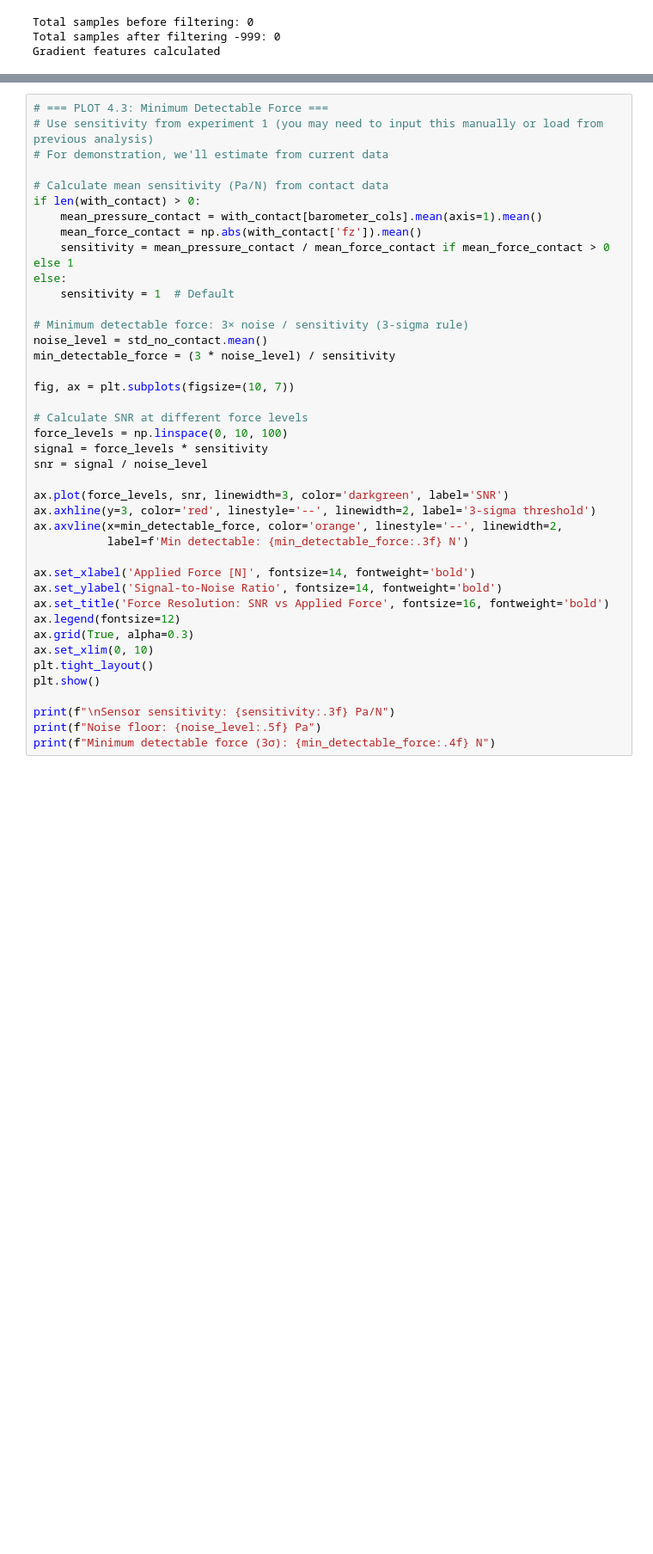
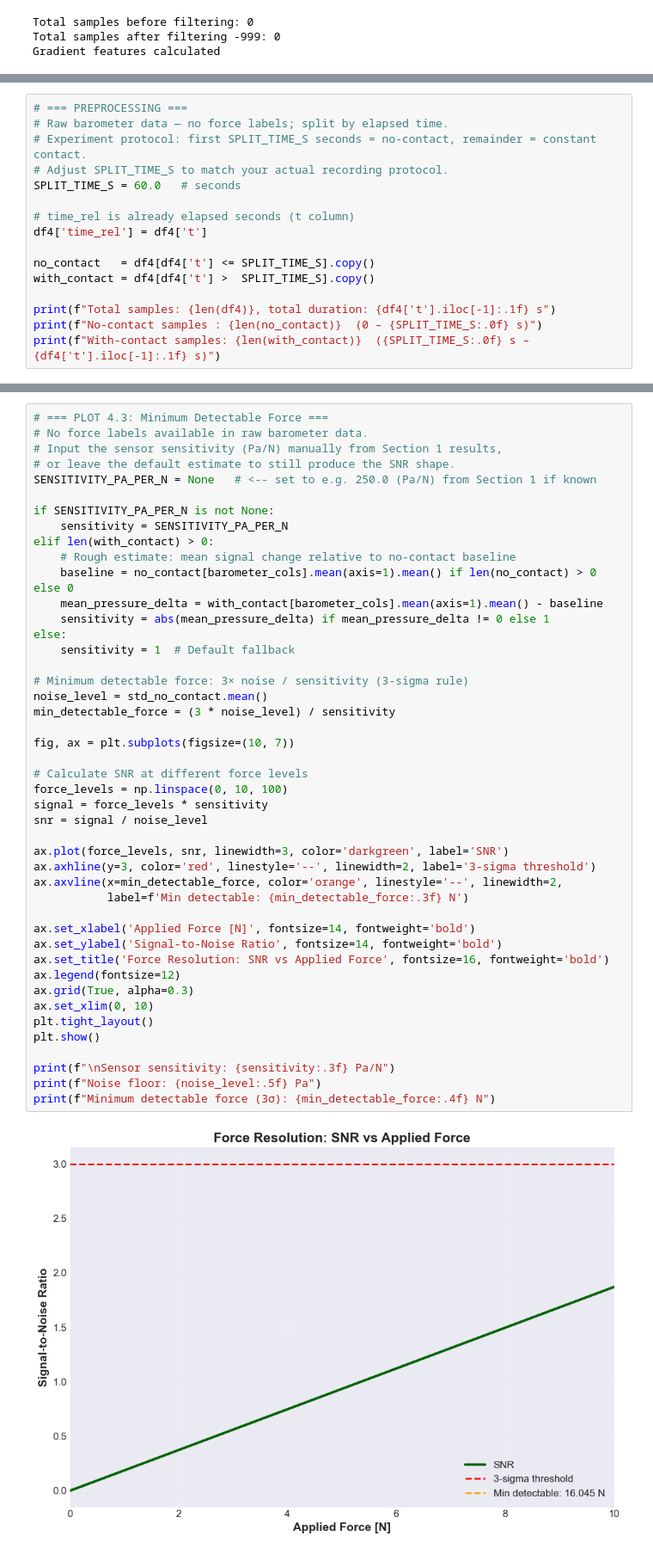
Before and after one commit to auroraruggeri13-art/Thesis_Tactile_Sensor, a Jupyter notebook: sensor_characterization.ipynb, the cells around one changed output, grey strips where cells are left out. Shown at 86% size. Drawn from its saved outputs; the diff is of its cells as text; blank space fills up the shorter version.

```diff
--- a/sensor_characterization.ipynb
+++ b/sensor_characterization.ipynb
@@ -541,0 +544,16 @@ IndexError: single positional indexer is out-of-bounds
+# %%
+# === PREPROCESSING ===
+# Raw barometer data — no force labels; split by elapsed time.
+# Experiment protocol: first SPLIT_TIME_S seconds = no-contact, remainder = constant contact.
+# Adjust SPLIT_TIME_S to match your actual recording protocol.
+SPLIT_TIME_S = 60.0   # seconds
+
+# time_rel is already elapsed seconds (t column)
+df4['time_rel'] = df4['t']
+
+no_contact   = df4[df4['t'] <= SPLIT_TIME_S].copy()
+with_contact = df4[df4['t'] >  SPLIT_TIME_S].copy()
+
+print(f"Total samples: {len(df4)}, total duration: {df4['t'].iloc[-1]:.1f} s")
+print(f"No-contact samples : {len(no_contact)}  (0 – {SPLIT_TIME_S:.0f} s)")
+print(f"With-contact samples: {len(with_contact)}  ({SPLIT_TIME_S:.0f} s – {df4['t'].iloc[-1]:.1f} s)")
@@ -600,41 +636,47 @@ print("\nAverage noise: {:.5f} Pa".format(std_no_contact.mean()))
 # %%
 # === PLOT 4.3: Minimum Detectable Force ===
-# Use sensitivity from experiment 1 (you may need to input this manually or load from previous analysis)
-# For demonstration, we'll estimate from current data
+# No force labels available in raw barometer data.
+# Input the sensor sensitivity (Pa/N) manually from Section 1 results,
+# or leave the default estimate to still produce the SNR shape.
+SENSITIVITY_PA_PER_N = None   # <-- set to e.g. 250.0 (Pa/N) from Section 1 if known
 
-# Calculate mean sensitivity (Pa/N) from contact data
-if len(with_contact) > 0:
-    mean_pressure_contact = with_contact[barometer_cols].mean(axis=1).mean()
-    mean_force_contact = np.abs(with_contact['fz']).mean()
-    sensitivity = mean_pressure_contact / mean_force_contact if mean_force_contact > 0 else 1
+if SENSITIVITY_PA_PER_N is not None:
+    sensitivity = SENSITIVITY_PA_PER_N
+elif len(with_contact) > 0:
+    # Rough estimate: mean signal change relative to no-contact baseline
+    baseline = no_contact[barometer_cols].mean(axis=1).mean() if len(no_contact) > 0 else 0
+    mean_pressure_delta = with_contact[barometer_cols].mean(axis=1).mean() - baseline
+    sensitivity = abs(mean_pressure_delta) if mean_pressure_delta != 0 else 1
 else:
-    sensitivity = 1  # Default
+    sensitivity = 1  # Default fallback
 
 # Minimum detectable force: 3× noise / sensitivity (3-sigma rule)
 noise_level = std_no_contact.mean()
 min_detectable_force = (3 * noise_level) / sensitivity
 
 fig, ax = plt.subplots(figsize=(10, 7))
 
 # Calculate SNR at different force levels
 force_levels = np.linspace(0, 10, 100)
 signal = force_levels * sensitivity
 snr = signal / noise_level
 
 ax.plot(force_levels, snr, linewidth=3, color='darkgreen', label='SNR')
 ax.axhline(y=3, color='red', linestyle='--', linewidth=2, label='3-sigma threshold')
 ax.axvline(x=min_detectable_force, color='orange', linestyle='--', linewidth=2,
            label=f'Min detectable: {min_detectable_force:.3f} N')
 
 ax.set_xlabel('Applied Force [N]', fontsize=14, fontweight='bold')
 ax.set_ylabel('Signal-to-Noise Ratio', fontsize=14, fontweight='bold')
 ax.set_title('Force Resolution: SNR vs Applied Force', fontsize=16, fontweight='bold')
 ax.legend(fontsize=12)
 ax.grid(True, alpha=0.3)
 ax.set_xlim(0, 10)
 plt.tight_layout()
 plt.show()
 
 print(f"\nSensor sensitivity: {sensitivity:.3f} Pa/N")
 print(f"Noise floor: {noise_level:.5f} Pa")
 print(f"Minimum detectable force (3σ): {min_detectable_force:.4f} N")
+# %% [output]
+[figure, added]
```
Also changed, not shown: parts of 13 cells of this notebook, 20 other files.
